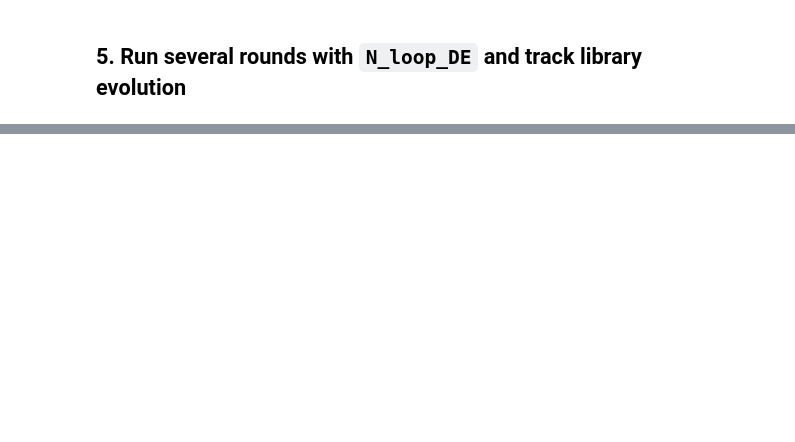
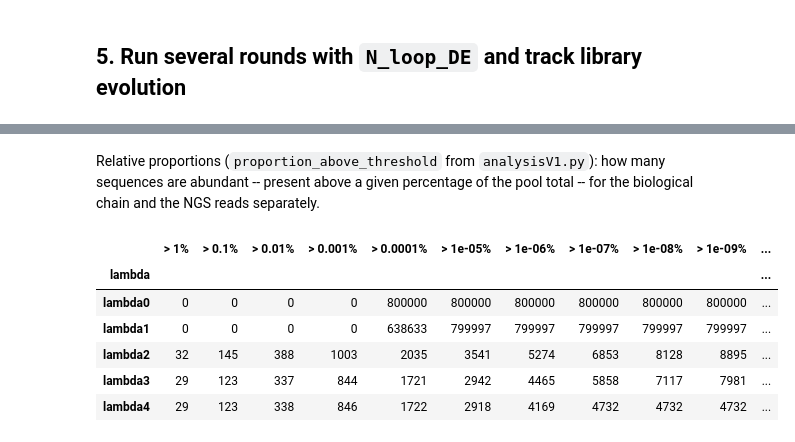
Before and after one commit to merlin-cc/Directed-Evolution-loop, a Jupyter notebook: Modelization_V1/DE_loopV1.ipynb, the cells around one changed output, grey strips where cells are left out. Cells and saved outputs as stored; diff of their text form; code cells hidden in the pictures; blank space fills up the shorter version.

```diff
--- a/Modelization_V1/DE_loopV1.ipynb
+++ b/Modelization_V1/DE_loopV1.ipynb
@@ -210,0 +210,6 @@ library. Swap in a real library (`sequences`) and real teacher weights to scale
+# %%
+threshold_values = [10e0, 10e1, 10e2, 10e3, 10e4, 10e5]
+lambdas          = [lambda0, lambda1, lambda2, lambda3, lambda4]
+names            = ["lambda0", "lambda1", "lambda2", "lambda3", "lambda4"]
+
+number_of_seq_threshold(lambdas=lambdas, thresholds=threshold_values, names=names)
@@ -210,0 +234,14 @@ library. Swap in a real library (`sequences`) and real teacher weights to scale
+# %% [markdown]
+Relative proportions (`proportion_above_threshold` from `analysisV1.py`): how many sequences are abundant -- present above a given percentage of the pool total -- for the biological chain and the NGS reads separately.
+# %%
+pct_thresholds = [1, 0.1, 0.01, 0.001, 1e-3, 1e-4, 1e-5, 1e-6, 1e-7, 1e-8, 1e-9, 0]
+
+proportion_above_threshold(lambdas=lambdas, thresholds_pct=pct_thresholds, names=names)
+# %% [output]
+|  | > 1% | > 0.1% | > 0.01% | > 0.001% | > 0.0001% | > 1e-05% | > 1e-06% | > 1e-07% | > 1e-08% | > 1e-09% | ... |
+| lambda |  |  |  |  |  |  |  |  |  |  | ... |
+| lambda0 | 0 | 0 | 0 | 0 | 800000 | 800000 | 800000 | 800000 | 800000 | 800000 | ... |
+| lambda1 | 0 | 0 | 0 | 0 | 638633 | 799997 | 799997 | 799997 | 799997 | 799997 | ... |
+| lambda2 | 32 | 145 | 388 | 1003 | 2035 | 3541 | 5274 | 6853 | 8128 | 8895 | ... |
+| lambda3 | 29 | 123 | 337 | 844 | 1721 | 2942 | 4465 | 5858 | 7117 | 7981 | ... |
+| lambda4 | 29 | 123 | 338 | 846 | 1722 | 2918 | 4169 | 4732 | 4732 | 4732 | ... |
```
Also changed, not shown: parts of 22 cells of this notebook, 2 other files.
